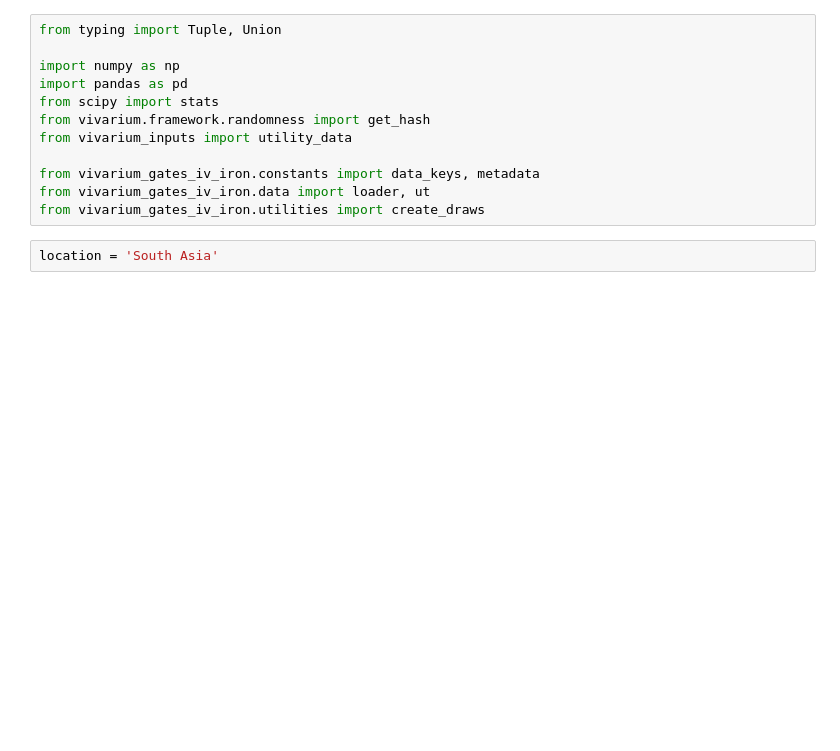
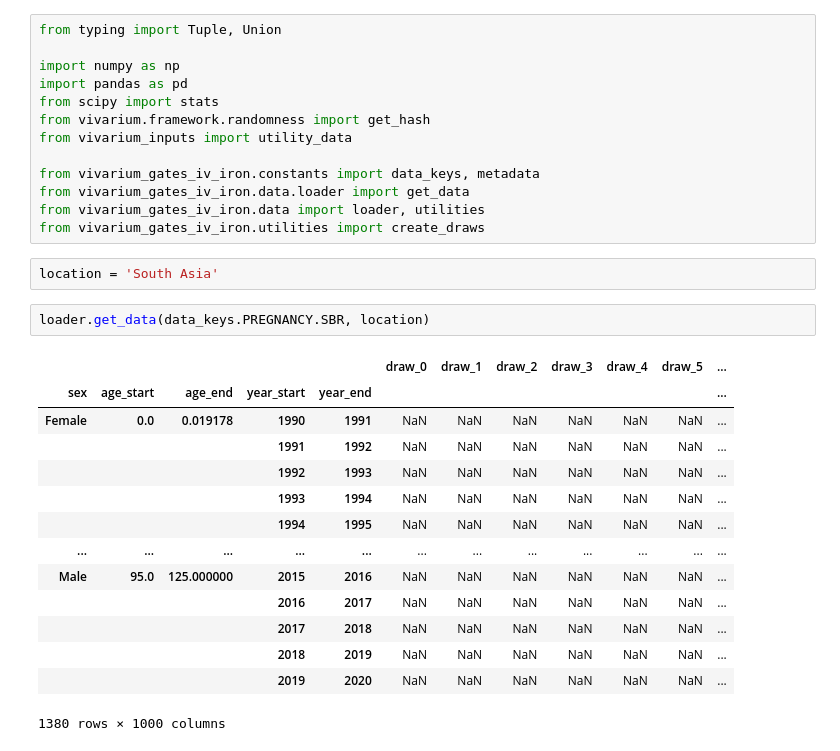
Before and after one commit to ihmeuw/vivarium_gates_iv_iron, a Jupyter notebook: Untitled.ipynb, the cells around one changed output. Saved outputs shown, nothing was run; the diff lists cells and outputs as text; blank space fills up the shorter version.

```diff
--- a/Untitled.ipynb
+++ b/Untitled.ipynb
@@ -8,8 +8,26 @@ from vivarium.framework.randomness import get_hash
 from vivarium_inputs import utility_data
 
 from vivarium_gates_iv_iron.constants import data_keys, metadata
-from vivarium_gates_iv_iron.data import loader, ut
+from vivarium_gates_iv_iron.data.loader import get_data
+from vivarium_gates_iv_iron.data import loader, utilities
 from vivarium_gates_iv_iron.utilities import create_draws
 # %%
 location = 'South Asia'
+# %%
+loader.get_data(data_keys.PREGNANCY.SBR, location)
+# %% [output]
+|  |  |  |  |  | draw_0 | draw_1 | draw_2 | draw_3 | draw_4 | draw_5 | ... |
+| sex | age_start | age_end | year_start | year_end |  |  |  |  |  |  | ... |
+| Female | 0.0 | 0.019178 | 1990 | 1991 | NaN | NaN | NaN | NaN | NaN | NaN | ... |
+|  |  |  | 1991 | 1992 | NaN | NaN | NaN | NaN | NaN | NaN | ... |
+|  |  |  | 1992 | 1993 | NaN | NaN | NaN | NaN | NaN | NaN | ... |
+|  |  |  | 1993 | 1994 | NaN | NaN | NaN | NaN | NaN | NaN | ... |
+|  |  |  | 1994 | 1995 | NaN | NaN | NaN | NaN | NaN | NaN | ... |
+| ... | ... | ... | ... | ... | ... | ... | ... | ... | ... | ... | ... |
+| Male | 95.0 | 125.000000 | 2015 | 2016 | NaN | NaN | NaN | NaN | NaN | NaN | ... |
+|  |  |  | 2016 | 2017 | NaN | NaN | NaN | NaN | NaN | NaN | ... |
+|  |  |  | 2017 | 2018 | NaN | NaN | NaN | NaN | NaN | NaN | ... |
+|  |  |  | 2018 | 2019 | NaN | NaN | NaN | NaN | NaN | NaN | ... |
+|  |  |  | 2019 | 2020 | NaN | NaN | NaN | NaN | NaN | NaN | ... |
+1380 rows × 1000 columns
 # %%
```
Also changed, not shown: parts of 6 cells of this notebook, 3 other files.
